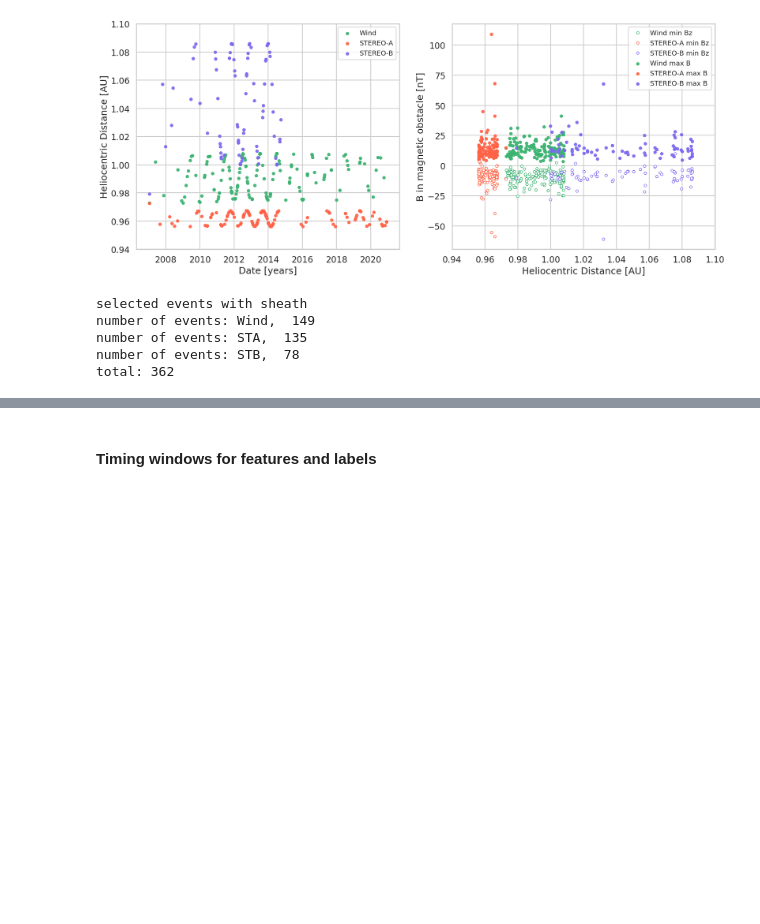
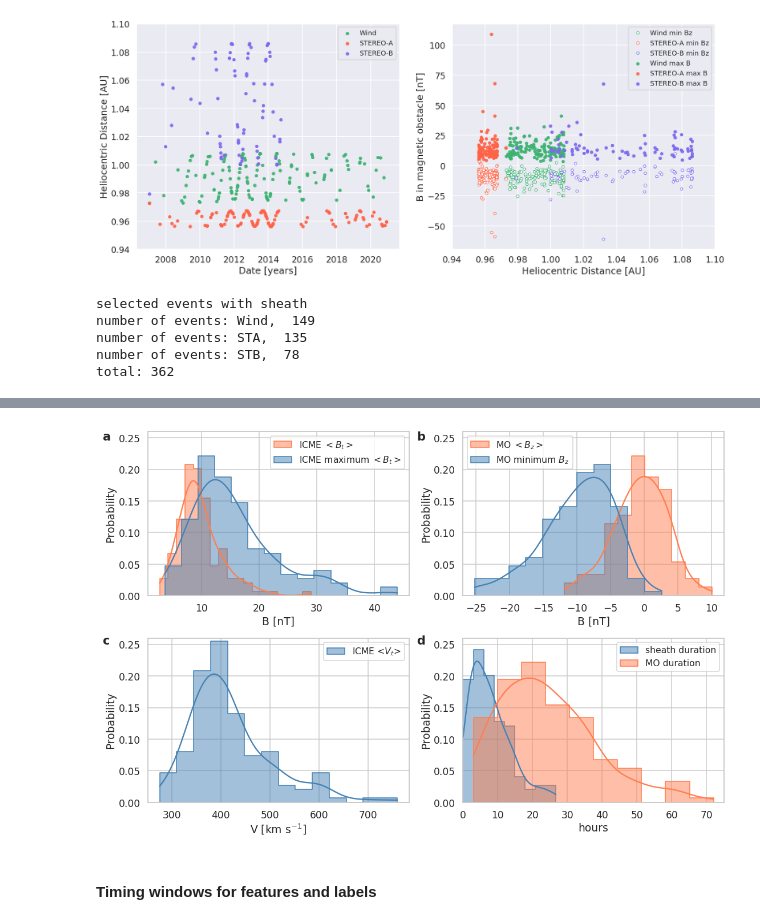
Before and after one commit to helioforecast/Papers, a Jupyter notebook: Reiss2021_MLrope/mfrpred_mreiss_bz.ipynb, the cells around one changed output, grey strips where cells are left out. Saved outputs shown, nothing was run; the diff lists cells and outputs as text; code cells hidden in the pictures; blank space fills up the shorter version.

```diff
--- a/Reiss2021_MLrope/mfrpred_mreiss_bz.ipynb
+++ b/Reiss2021_MLrope/mfrpred_mreiss_bz.ipynb
@@ -195,7 +195,7 @@ ms=25
 al=0.9
 
 sns.set_context("talk")
-sns.set_style('whitegrid')
+sns.set_style('darkgrid')
 
 fig=plt.figure(figsize=(20,8),dpi=100)
 
@@ -324,3 +294,75 @@ plt.legend(loc=1)
+# %%
+#make distribution plots
+#plt.figure(10,figsize=(12,5))
+#sns.histplot(ic.mo_sc_heliodistance)
+
+sns.set_context("talk")
+sns.set_style('whitegrid')
+
+fig=plt.figure(figsize=(15,10),dpi=75)
+
+fs=15
+ax1 = plt.subplot(221)
+sns.histplot(ic.loc[n_iwinind,'icme_bmean'], label='ICME $<B_t>$',color='coral',alpha=0.5,kde=True,stat='probability',element='step')
+sns.histplot(ic.loc[n_iwinind,'icme_bmax'], label='ICME maximum $<B_t>$',color='steelblue',kde=True,stat='probability', element='step')
+ax1.set_xlabel('B [nT]')
+ax1.set_ylim(0,0.26)
+plt.legend(loc=1,fontsize=fs)
+
+ax2 = plt.subplot(222)
+sns.histplot(ic.loc[n_iwinind,'mo_bzmean'],label='MO $<B_z>$',color='coral',alpha=0.5,kde=True,stat='probability', element='step')
+sns.histplot(ic.loc[n_iwinind,'mo_bzmin'],label='MO minimum $B_z$ ',color='steelblue',kde=True,stat='probability', element='step')
+ax2.set_xlabel('B [nT]')
+#ax2.set_ylabel('')
+ax2.set_ylim(0,0.26)
+plt.legend(loc=2,fontsize=fs)
+
+ax3 = plt.subplot(223)
+sns.histplot(ic.loc[n_iwinind,'icme_speed_mean'],label='ICME <$V_t$>',color='steelblue',kde=True,stat='probability', element='step')
+ax3.set_xlabel('V [km s$^{-1}$]')
+ax3.set_ylim(0,0.26)
+plt.legend(loc=1,fontsize=fs)
+
+ax6 = plt.subplot(224)
+sns.histplot(ic.loc[n_iwinind,'icme_duration']-ic.loc[n_iwinind,'mo_duration'],label='sheath duration',color='steelblue',kde=True,stat='probability', element='step')
+sns.histplot(ic.loc[n_iwinind,'mo_duration'],label='MO duration',color='coral',kde=True,stat='probability', element='step')
+ax6.set_xlabel('hours')
+ax6.set_ylim(0,0.26)
+ax6.set_xlim(0,75)
+#ax6.set_ylabel('')
+plt.legend(loc=1,fontsize=fs)
+
+#ax4 = plt.subplot(234)
+#sns.histplot(ic.loc[n_iwinind,'mo_density_mean'],label='MO <$N_p$>',color='steelblue',kde=True,stat='probability', element='step')
+#ax4.set_xlabel('N [ccm$^{-3}$]')#
+#ax4.set_ylim(0,0.25)
+#ax4.set_ylabel('')
+#plt.legend(loc=1)
+
+
+#ax5 = plt.subplot(235)
+#sns.histplot(ic.loc[n_iwinind,'mo_temperature_mean'],label='MO <$T_p$>',color='steelblue',kde=True,stat='probability', element='step')
+#ax5.set_xlabel('hours')
+#ax5.set_ylim(0,0.25)#
+#ax5.set_ylabel('')
+#plt.legend(loc=1)
+#plt.tight_layout()
+
+
+plt.tight_layout()
+
+plt.annotate('a',[0.01,0.96],xycoords='figure fraction',fontsize=20,weight='bold')
+plt.annotate('b',[0.507,0.96],xycoords='figure fraction',fontsize=20,weight='bold')
+plt.annotate('c',[0.01,0.47],xycoords='figure fraction',fontsize=20,weight='bold')
+plt.annotate('d',[0.507,0.47],xycoords='figure fraction',fontsize=20,weight='bold')
+
+
+argv3 ='fig2_dist.pdf'
+plt.savefig('plots/' + argv3)
+argv3 ='fig2_dist.png'
+plt.savefig('plots/' + argv3)
+# %% [output]
+[figure, added]
 # %% [markdown]
 #### Timing windows for features and labels
 # %%
```
Also changed, not shown: parts of 10 cells of this notebook.
